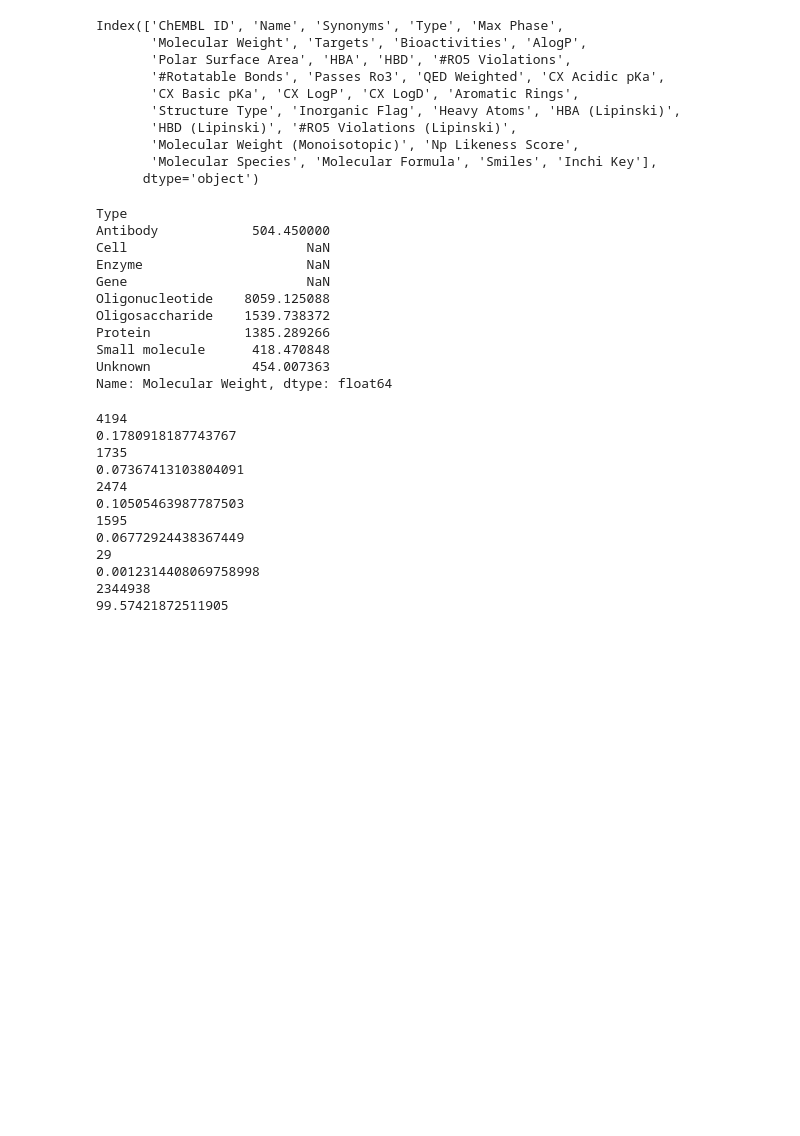
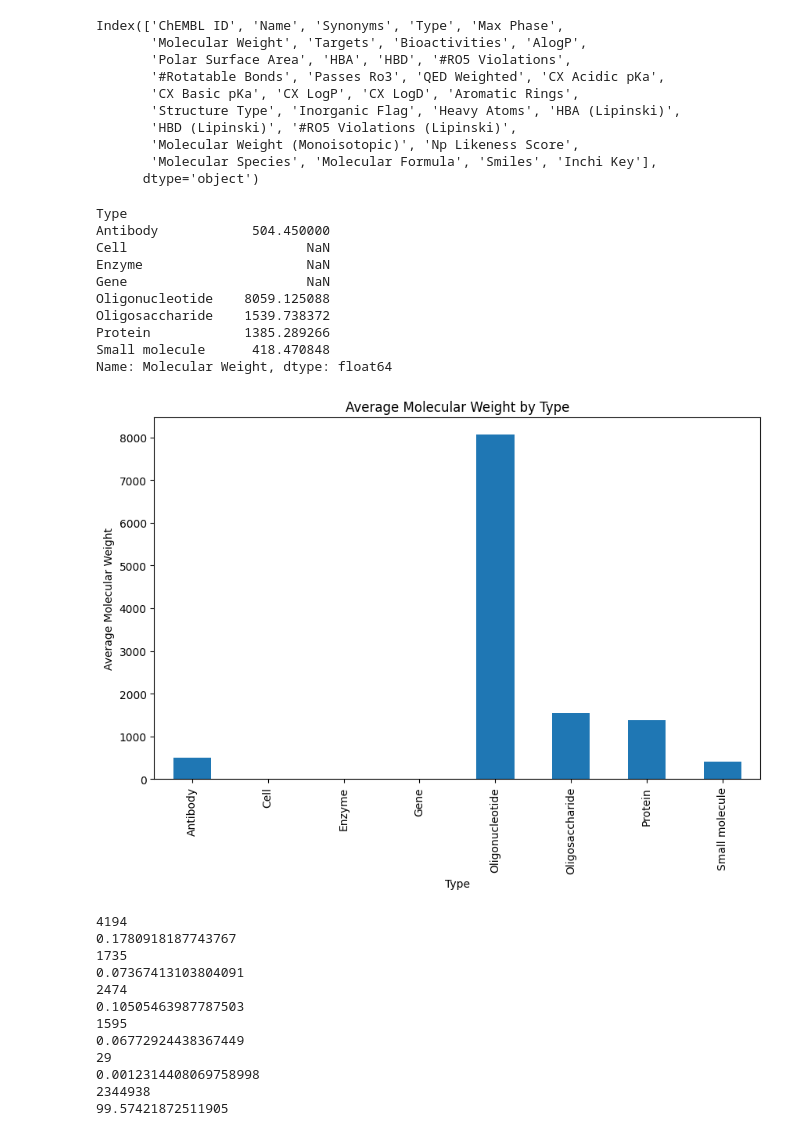
Before and after one commit to Ahmedelmaamounamin/Drugs, a Jupyter notebook: drugs.ipynb, the cells around one changed output. Drawn from its saved outputs; the diff is of its cells as text; code cells hidden in the pictures; blank space fills up the shorter version.

Commit message:
Kaggle Notebook | Drugs | Version 15

```diff
--- a/drugs.ipynb
+++ b/drugs.ipynb
@@ -19,7 +20,9 @@ Index(['ChEMBL ID', 'Name', 'Synonyms', 'Type', 'Max Phase',
 # %%
 df["Max Phase"].fillna(-1, inplace=True) #combine all priclinical together
 # %%
-average_mwt_type = df.groupby('Type')['Molecular Weight'].mean() #Avergae Mwt of drugs based on the type
+df_filtered = df[df['Type'] != 'Unknown']
+
+average_mwt_type = df_filtered.groupby('Type')['Molecular Weight'].mean() #Avergae Mwt of drugs based on the type
 
 print(average_mwt_type)
 # %% [output]
@@ -32,8 +35,24 @@ Oligonucleotide    8059.125088
 Oligosaccharide    1539.738372
 Protein            1385.289266
 Small molecule      418.470848
-Unknown             454.007363
 Name: Molecular Weight, dtype: float64
+# %%
+# Create a bar chart
+plt.figure(figsize=(10, 6))
+average_mwt_type.plot(kind='bar')
+
+# Add labels and title
+plt.xlabel('Type')
+plt.ylabel('Average Molecular Weight')
+plt.title('Average Molecular Weight by Type')
+
+# Display the chart
+plt.show()
+
+# Small Molecule ha the smalles average Mwt around 418
+# Oligonucleotide has the biggest average Mwt around 8059
+# %% [output]
+[figure, added]
 # %%
 count_approved = df['Max Phase'].value_counts().get(4, 0) #count number of approved drugs
 print(count_approved)
```
Also changed, not shown: parts of 12 cells of this notebook.
